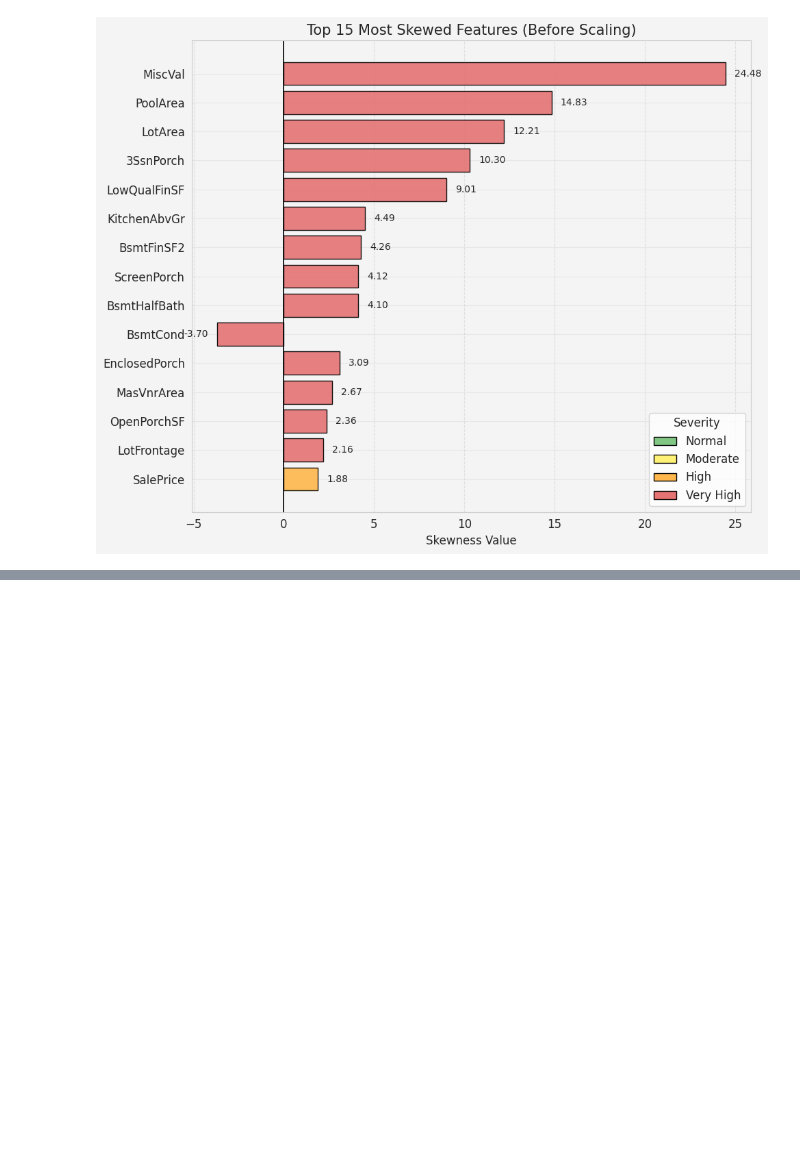
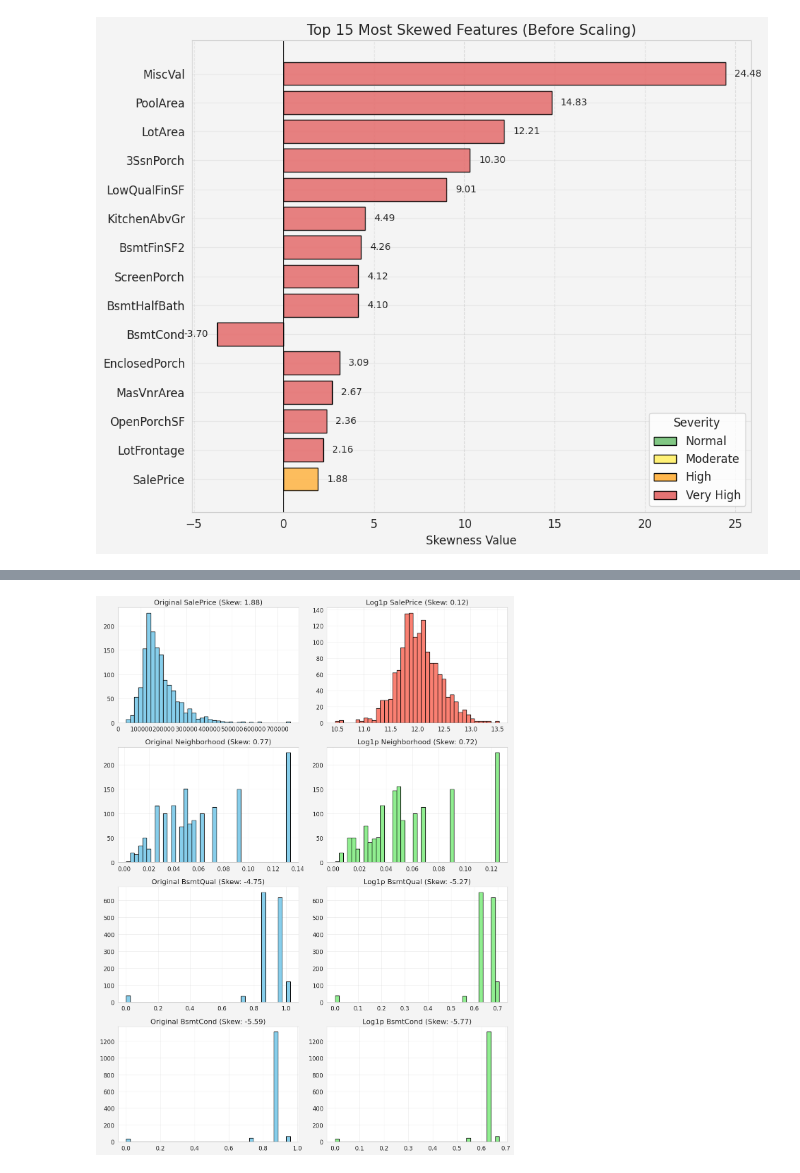
Before and after one commit to isamadafridi/AIML-Internship-Week3-AbdulSamadAfridi, a Jupyter notebook: AIML_Internship_Week3_AbdulSamadAfridi.ipynb, the cells around one changed output, grey strips where cells are left out. Cells and saved outputs as stored; diff of their text form; code cells hidden in the pictures; blank space fills up the shorter version.

Commit message:
Step-13 Apply Skewness Transformations — Before & After

```diff
--- a/AIML_Internship_Week3_AbdulSamadAfridi.ipynb
+++ b/AIML_Internship_Week3_AbdulSamadAfridi.ipynb
@@ -1146,0 +1160,78 @@ Percentage of highly skewed features: 44.07%
+# %%
+import pandas as pd
+import numpy as np
+import matplotlib.pyplot as plt
+from scipy import stats
+
+# Assuming 'df' is your DataFrame before scaling
+
+# 1. Identify highly skewed numerical features (excluding SalePrice)
+num_cols = df.select_dtypes(include=np.number).columns
+skewness = df[num_cols].skew()
+
+# Find features with absolute skewness > 0.75
+high_skew_cols = skewness[skewness.abs() > 0.75].index.tolist()
+
+# Remove SalePrice from this list so we can treat it separately
+if 'SalePrice' in high_skew_cols:
+    high_skew_cols.remove('SalePrice')
+
+# 2. Apply np.log1p transformation to those skewed features
+for col in high_skew_cols:
+    # We use log1p (log(1+x)) to handle any zero values safely
+    df[col] = np.log1p(df[col])
+
+# 3. Analyze SalePrice Specifically
+# Let's compare the three transformations on SalePrice
+sp_orig = df['SalePrice']
+sp_log = np.log1p(sp_orig)
+sp_sqrt = np.sqrt(sp_orig)
+# Box-Cox requires strictly positive values
+sp_boxcox, _ = stats.boxcox(sp_orig + 1)
+
+print(f"SalePrice Skewness Original: {sp_orig.skew():.3f}")
+print(f"SalePrice Skewness Log1p:    {sp_log.skew():.3f}")
+print(f"SalePrice Skewness SQRT:     {sp_sqrt.skew():.3f}")
+print(f"SalePrice Skewness Box-Cox:  {pd.Series(sp_boxcox).skew():.3f}")
+
+# -> Box-Cox and Log1p usually perform best. We will choose Log1p for the plot
+# because it is standard practice and highly interpretable in finance/housing.
+df['SalePrice_transformed'] = sp_log
+
+# 4. Create the 4x2 Figure
+# Select 3 other highly skewed features we transformed to plot
+# Note: make sure these exist in your dataframe! Usually LotArea, GrLivArea, 1stFlrSF are highly skewed
+plot_features = ['LotArea', 'GrLivArea', '1stFlrSF']
+# Double check they are in our list, otherwise grab the first 3
+plot_features = [f for f in plot_features if f in high_skew_cols]
+if len(plot_features) < 3:
+    plot_features = high_skew_cols[:3]
+
+fig, axes = plt.subplots(nrows=4, ncols=2, figsize=(12, 16))
+fig.patch.set_facecolor('#f4f4f4')
+
+# Row 1: SalePrice
+axes[0, 0].hist(sp_orig, bins=40, color='skyblue', edgecolor='black')
+axes[0, 0].set_title(f"Original SalePrice (Skew: {sp_orig.skew():.2f})")
+axes[0, 1].hist(df['SalePrice_transformed'], bins=40, color='salmon', edgecolor='black')
+axes[0, 1].set_title(f"Log1p SalePrice (Skew: {df['SalePrice_transformed'].skew():.2f})")
+
+# Rows 2-4: The 3 selected features
+for i, feature in enumerate(plot_features):
+    # To show 'Before', we need to reverse the log1p using expm1 just for the plot
+    # because we already overwrote the column in step 2.
+    orig_data = np.expm1(df[feature])
+    trans_data = df[feature]
+
+    # Plot Before
+    axes[i+1, 0].hist(orig_data, bins=40, color='skyblue', edgecolor='black')
+    axes[i+1, 0].set_title(f"Original {feature} (Skew: {orig_data.skew():.2f})")
+
+    # Plot After
+    axes[i+1, 1].hist(trans_data, bins=40, color='lightgreen', edgecolor='black')
+    axes[i+1, 1].set_title(f"Log1p {feature} (Skew: {trans_data.skew():.2f})")
+
+plt.tight_layout()
+plt.savefig('w3_transformations.png', dpi=300)
+plt.show()
+# %% [output]
@@ -1146,0 +1242 @@ Percentage of highly skewed features: 44.07%
+[figure, added]
```
Also changed, not shown: parts of 3 cells of this notebook.
